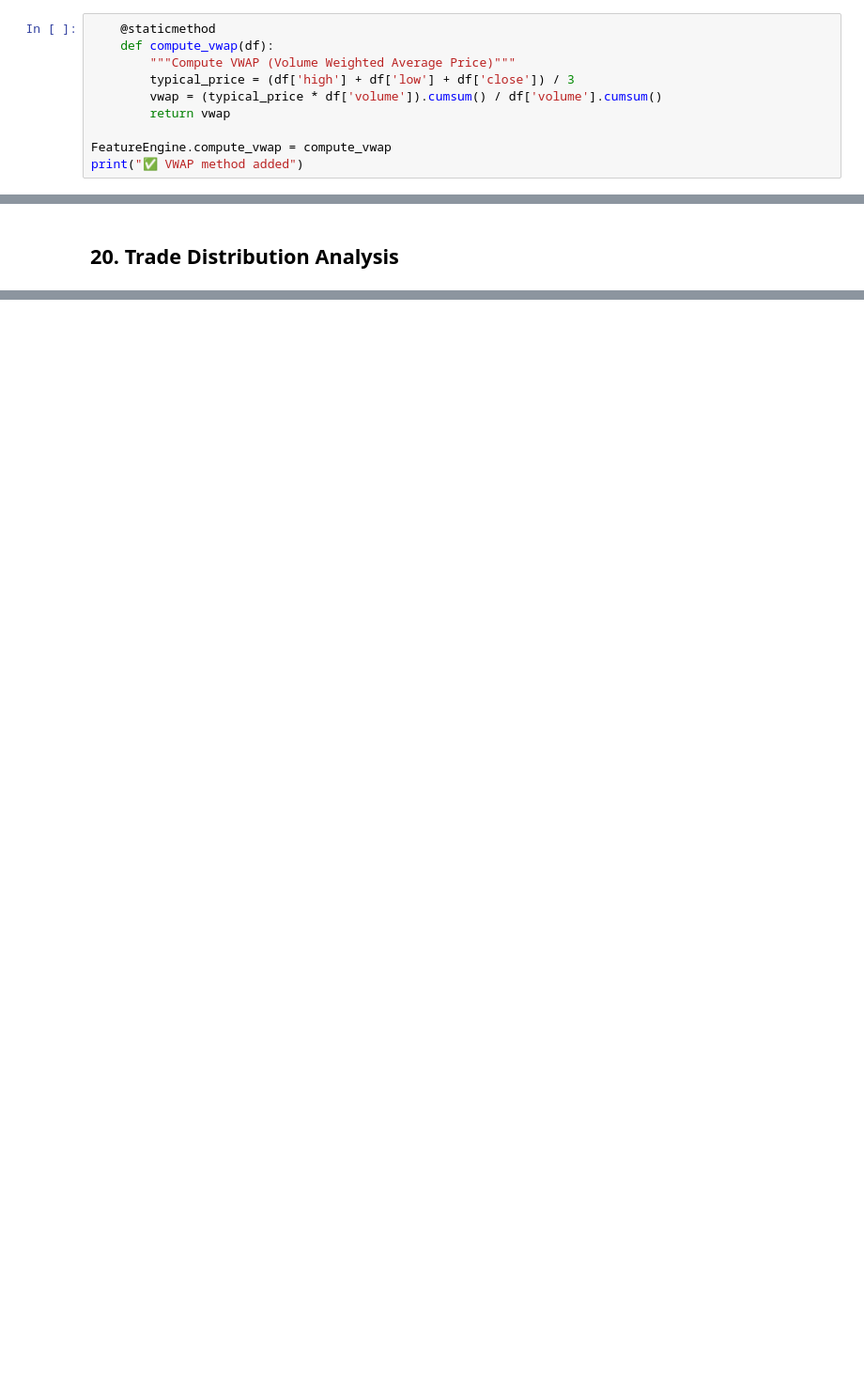
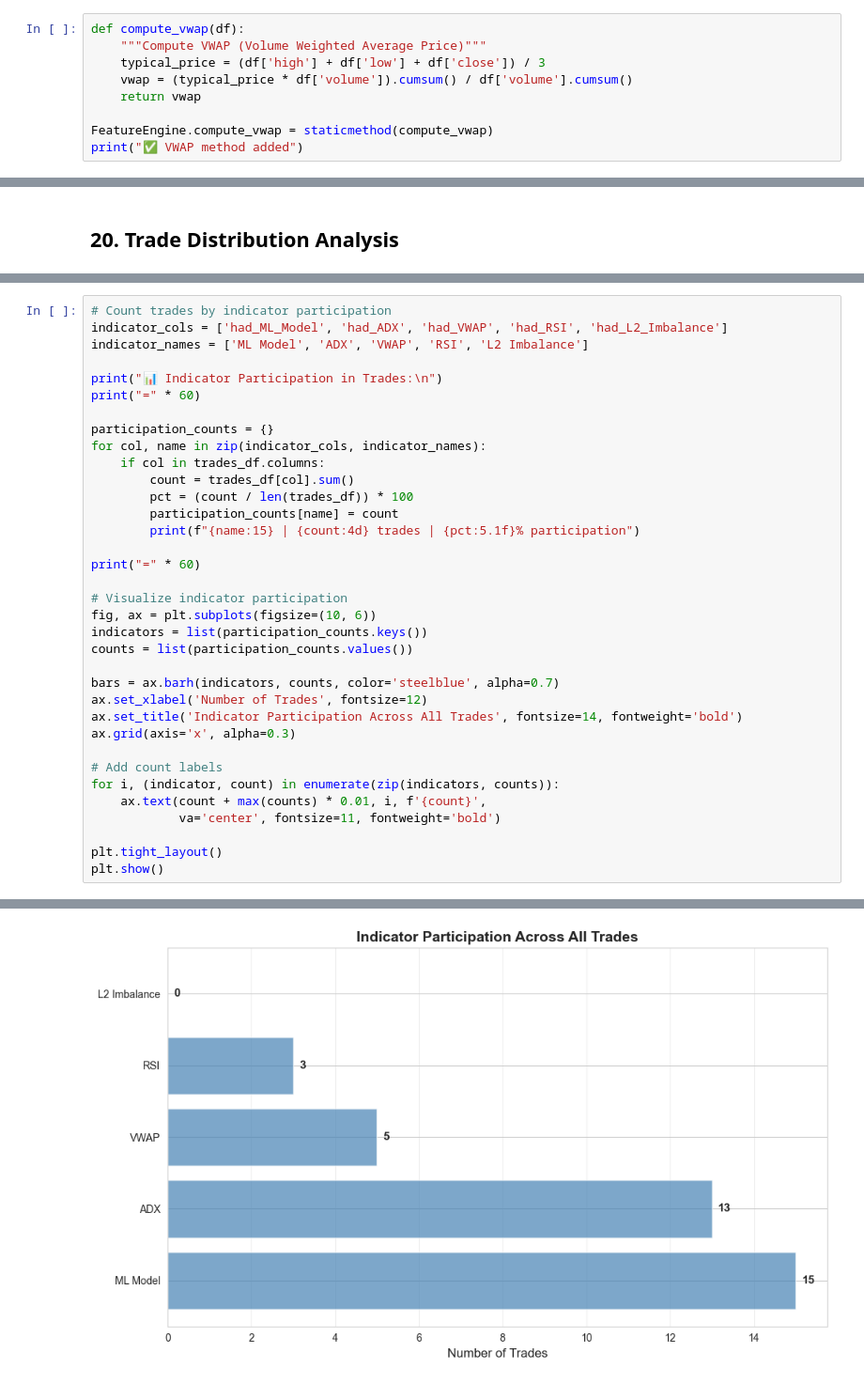
Before and after one commit to mmandelb2201/AITrader, a Jupyter notebook: model/backtest/backtest_engine.ipynb, the cells around one changed output, grey strips where cells are left out. Shown at 94% size. Saved outputs shown, nothing was run; the diff lists cells and outputs as text; blank space fills up the shorter version.

```diff
--- a/model/backtest/backtest_engine.ipynb
+++ b/model/backtest/backtest_engine.ipynb
@@ -74,14 +107,13 @@ print("✅ ADX method added")
 # %% [output]
 ✅ ADX method added
 # %%
-    @staticmethod
-    def compute_vwap(df):
-        """Compute VWAP (Volume Weighted Average Price)"""
-        typical_price = (df['high'] + df['low'] + df['close']) / 3
-        vwap = (typical_price * df['volume']).cumsum() / df['volume'].cumsum()
-        return vwap
+def compute_vwap(df):
+    """Compute VWAP (Volume Weighted Average Price)"""
+    typical_price = (df['high'] + df['low'] + df['close']) / 3
+    vwap = (typical_price * df['volume']).cumsum() / df['volume'].cumsum()
+    return vwap
 
-FeatureEngine.compute_vwap = compute_vwap
+FeatureEngine.compute_vwap = staticmethod(compute_vwap)
 print("✅ VWAP method added")
 # %% [output]
 ✅ VWAP method added
@@ -920,0 +1051,36 @@ Name: count, dtype: int64
+# %%
+# Count trades by indicator participation
+indicator_cols = ['had_ML_Model', 'had_ADX', 'had_VWAP', 'had_RSI', 'had_L2_Imbalance']
+indicator_names = ['ML Model', 'ADX', 'VWAP', 'RSI', 'L2 Imbalance']
+
+print("📊 Indicator Participation in Trades:\n")
+print("=" * 60)
+
+participation_counts = {}
+for col, name in zip(indicator_cols, indicator_names):
+    if col in trades_df.columns:
+        count = trades_df[col].sum()
+        pct = (count / len(trades_df)) * 100
+        participation_counts[name] = count
+        print(f"{name:15} | {count:4d} trades | {pct:5.1f}% participation")
+
+print("=" * 60)
+
+# Visualize indicator participation
+fig, ax = plt.subplots(figsize=(10, 6))
+indicators = list(participation_counts.keys())
+counts = list(participation_counts.values())
+
+bars = ax.barh(indicators, counts, color='steelblue', alpha=0.7)
+ax.set_xlabel('Number of Trades', fontsize=12)
+ax.set_title('Indicator Participation Across All Trades', fontsize=14, fontweight='bold')
+ax.grid(axis='x', alpha=0.3)
+
+# Add count labels
+for i, (indicator, count) in enumerate(zip(indicators, counts)):
+    ax.text(count + max(counts) * 0.01, i, f'{count}',
+            va='center', fontsize=11, fontweight='bold')
+
+plt.tight_layout()
+plt.show()
+# %% [output]
@@ -920,0 +1096 @@ Name: count, dtype: int64
+[figure, added]
```
Also changed, not shown: parts of 44 cells of this notebook, 7 other files.
